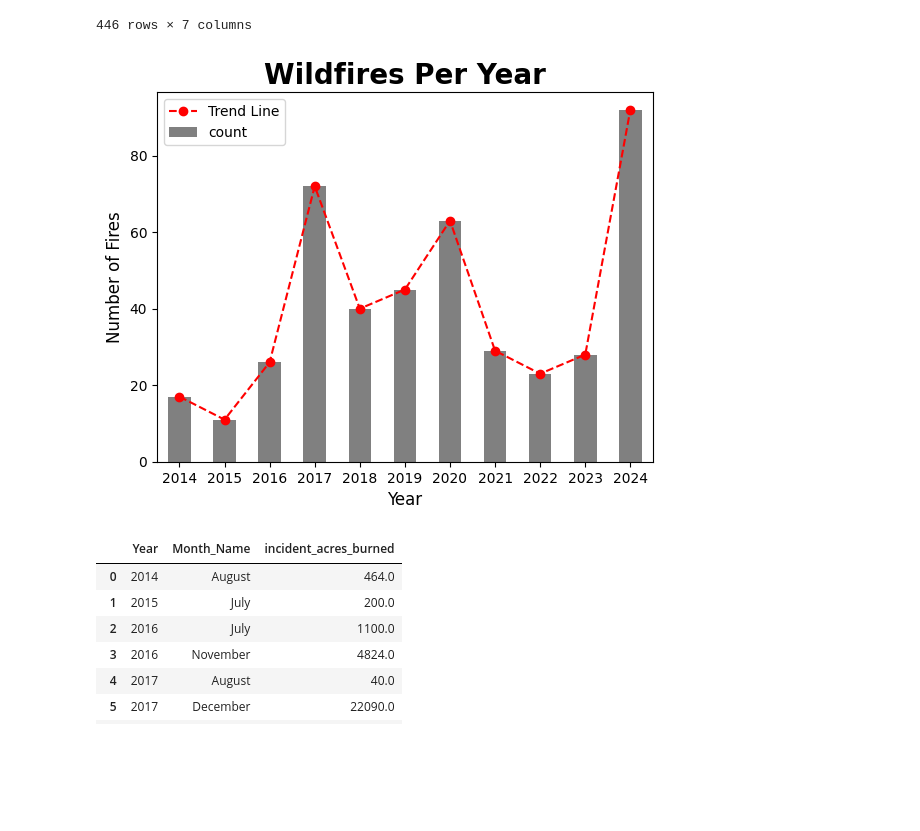
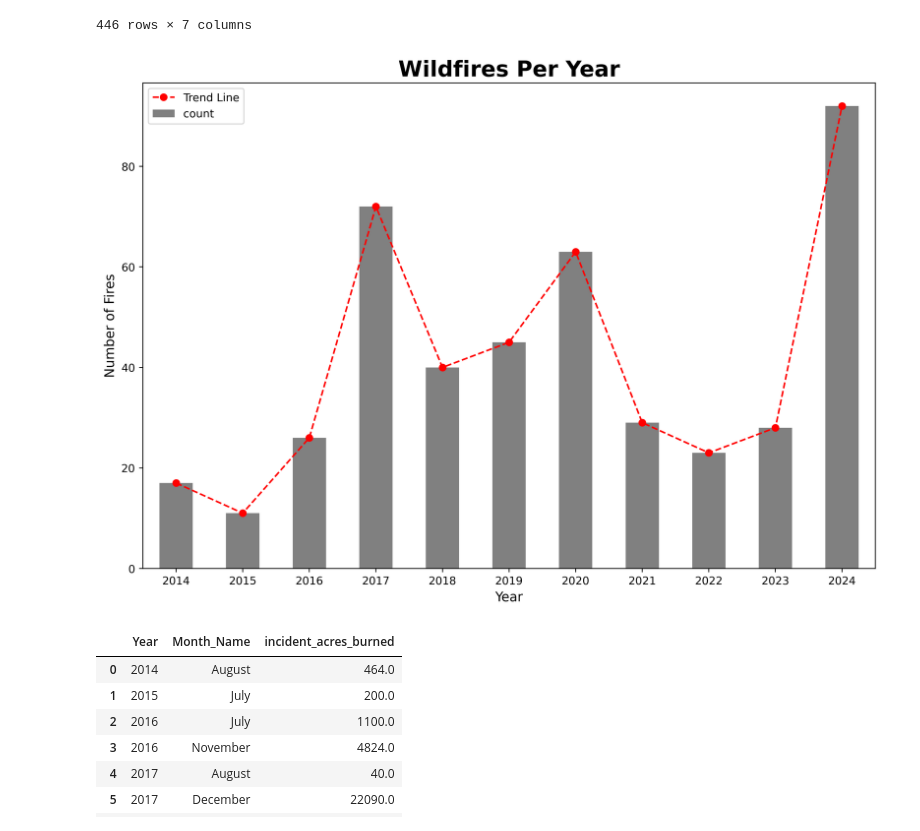
Before and after one commit to nebcode/LA_Fires_2025, a Jupyter notebook: incidents.ipynb, the cells around one changed output. Drawn from its saved outputs; the diff is of its cells as text; code cells hidden in the pictures; blank space fills up the shorter version.

```diff
--- a/incidents.ipynb
+++ b/incidents.ipynb
@@ -74,22 +74,24 @@ socal_incidents
 # %%
 
 #plotting
 socal_incidents['Year'] = socal_incidents['date_created'].str[:4]
 filtered_years = socal_incidents['Year'].value_counts().sort_index()
 
+
+plt.figure(figsize=(12, 8), dpi=400)
 ax = filtered_years.plot(kind='bar', color='grey', title='Wildfires Per Year')
 plt.xticks(rotation=0)
 ax.set_xlabel('Year', fontsize=12)
 ax.set_ylabel('Number of Fires', fontsize=12)
 plt.title('Wildfires Per Year', fontsize=20, fontweight='bold')
 plt.xticks(fontsize=10)
 plt.yticks(fontsize=10)
 plt.plot(filtered_years.index, filtered_years.values, color='red', marker='o', linestyle='--', label='Trend Line')
 
 plt.legend()
 plt.show()
 # %% [output]
-[figure, old version]
+[figure, new version]
 # %%
 # Filter for incidents in Los Angeles County only (case insensitive)
 la_incidents = incidents[incidents['std_incident_county'] == 'los angeles']
```
Also changed, not shown: parts of 1 cell of this notebook, 6 other files.
